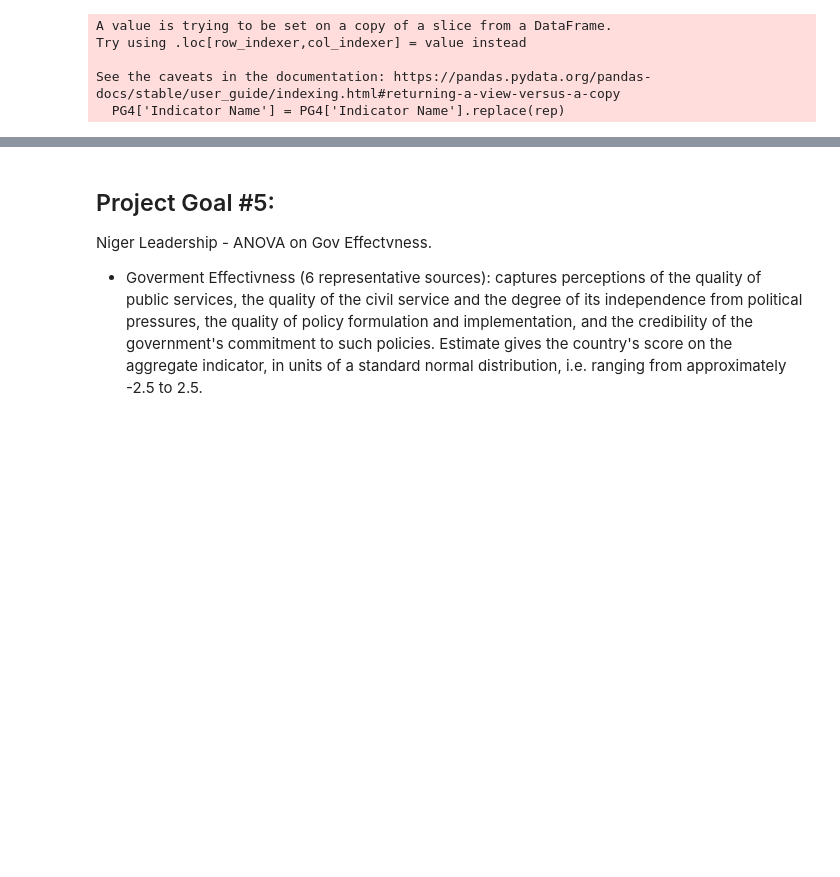
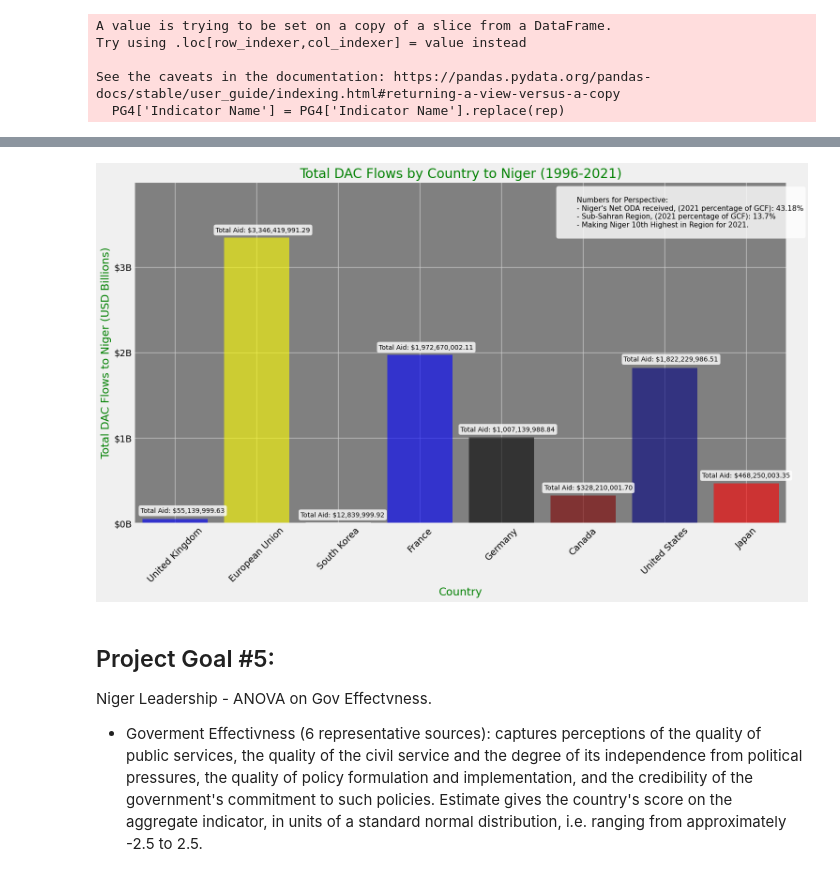
Before and after one commit to joelphimes/Niger-Political-Shift-Examination, a Jupyter notebook: notebooks/work.ipynb, the cells around one changed output, grey strips where cells are left out. Drawn from its saved outputs; the diff is of its cells as text; code cells hidden in the pictures; blank space fills up the shorter version.

```diff
--- a/notebooks/work.ipynb
+++ b/notebooks/work.ipynb
@@ -634,3 +382,8 @@ plt.show()
+# %%
+# Using plotter instance, with bar_fa method.
+plotter.bar_fa(PG4, figsize=(16, 9), custom_colors=None)
+# %% [output]
+[figure, added]
 # %% [markdown]
 ## Project Goal #5:
 Niger Leadership - ANOVA on Gov Effectvness.
```
Also changed, not shown: parts of 28 cells of this notebook, 5 other files.
